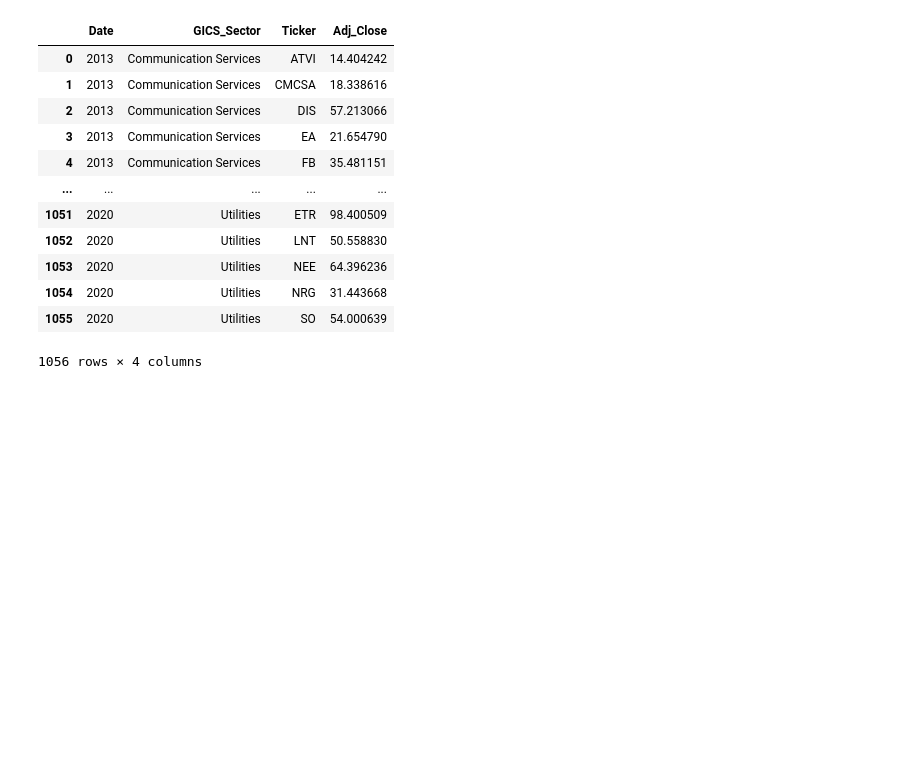
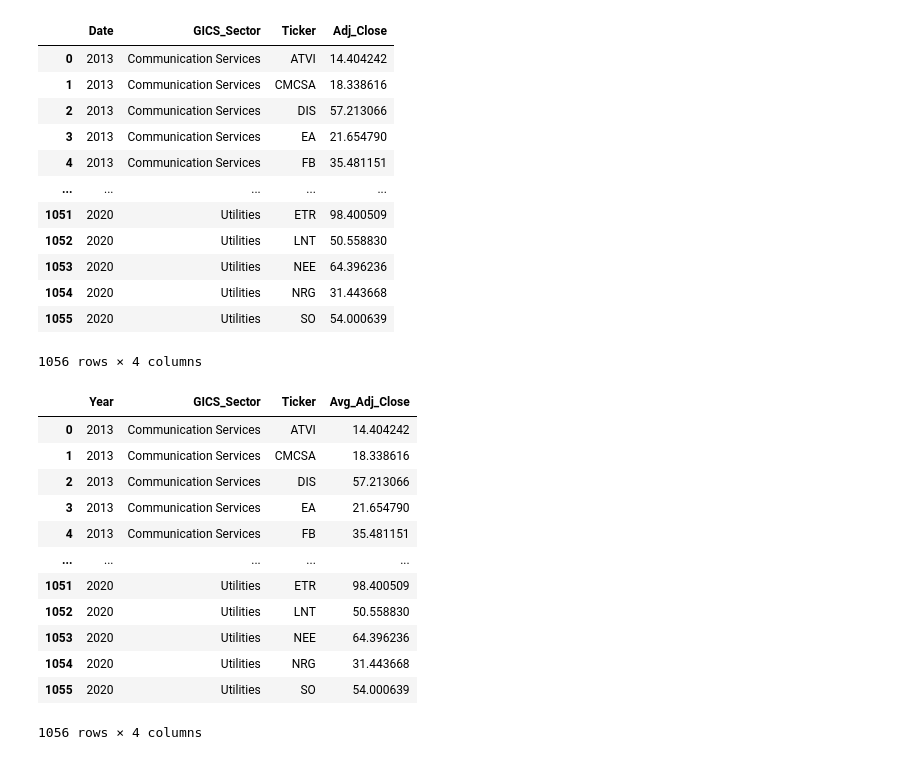
Before and after one commit to AlexGeiger1/Final_Project, a Jupyter notebook: ETL/ETL_stocks.ipynb, the cells around one changed output. Cells and saved outputs as stored; diff of their text form; code cells hidden in the pictures; blank space fills up the shorter version.

```diff
--- a/ETL/ETL_stocks.ipynb
+++ b/ETL/ETL_stocks.ipynb
@@ -248,5 +248,22 @@ cleaned_df
 | 1054 | 2020 | Utilities | NRG | 31.443668 |
 | 1055 | 2020 | Utilities | SO | 54.000639 |
 1056 rows × 4 columns
+# %%
+cleaned_df.rename(columns = {'Adj_Close':'Avg_Adj_Close', 'Date': 'Year'}, inplace = True)
+cleaned_df
+# %% [output]
+|  | Year | GICS_Sector | Ticker | Avg_Adj_Close |
+| 0 | 2013 | Communication Services | ATVI | 14.404242 |
+| 1 | 2013 | Communication Services | CMCSA | 18.338616 |
+| 2 | 2013 | Communication Services | DIS | 57.213066 |
+| 3 | 2013 | Communication Services | EA | 21.654790 |
+| 4 | 2013 | Communication Services | FB | 35.481151 |
+| ... | ... | ... | ... | ... |
+| 1051 | 2020 | Utilities | ETR | 98.400509 |
+| 1052 | 2020 | Utilities | LNT | 50.558830 |
+| 1053 | 2020 | Utilities | NEE | 64.396236 |
+| 1054 | 2020 | Utilities | NRG | 31.443668 |
+| 1055 | 2020 | Utilities | SO | 54.000639 |
+1056 rows × 4 columns
 # %%
 #Checking the data for one year
```
Also changed, not shown: parts of 1 cell of this notebook.
